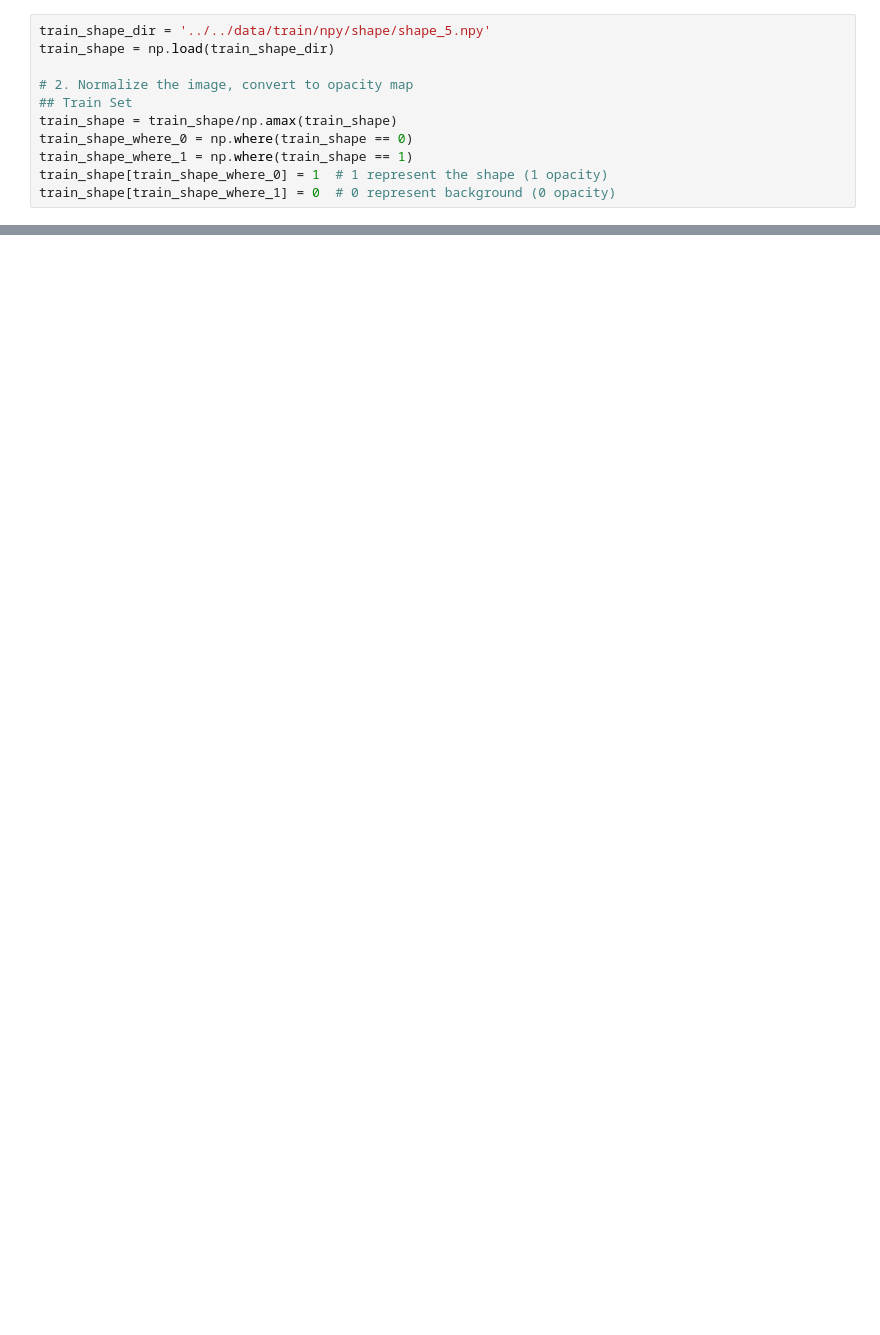
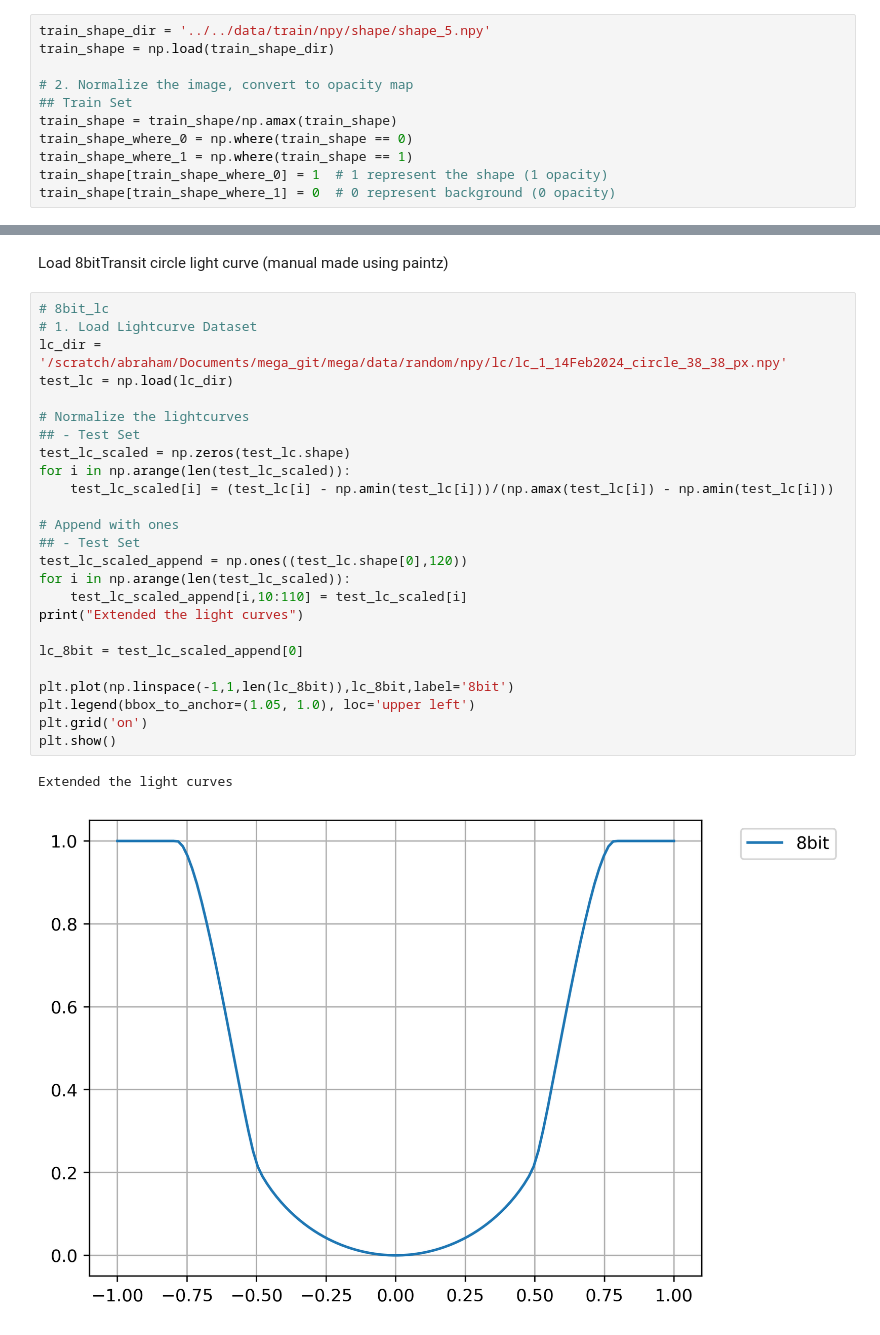
Before and after one commit to abrahammathews2000/mega, a Jupyter notebook: lightcurve_simulation/data_npy/plot_lc.ipynb, the cells around one changed output, grey strips where cells are left out. Drawn from its saved outputs; the diff is of its cells as text; blank space fills up the shorter version.

```diff
--- a/lightcurve_simulation/data_npy/plot_lc.ipynb
+++ b/lightcurve_simulation/data_npy/plot_lc.ipynb
@@ -148,0 +211,30 @@ plt.show()
+# %% [markdown]
+Load 8bitTransit circle light curve (manual made using paintz)
+# %%
+# 8bit_lc
+# 1. Load Lightcurve Dataset
+lc_dir = '/scratch/abraham/Documents/mega_git/mega/data/random/npy/lc/lc_1_14Feb2024_circle_38_38_px.npy'
+test_lc = np.load(lc_dir)
+
+# Normalize the lightcurves
+## - Test Set
+test_lc_scaled = np.zeros(test_lc.shape)
+for i in np.arange(len(test_lc_scaled)):
+    test_lc_scaled[i] = (test_lc[i] - np.amin(test_lc[i]))/(np.amax(test_lc[i]) - np.amin(test_lc[i]))
+
+# Append with ones
+## - Test Set
+test_lc_scaled_append = np.ones((test_lc.shape[0],120))
+for i in np.arange(len(test_lc_scaled)):
+    test_lc_scaled_append[i,10:110] = test_lc_scaled[i]
+print("Extended the light curves")
+
+lc_8bit = test_lc_scaled_append[0]
+
+plt.plot(np.linspace(-1,1,len(lc_8bit)),lc_8bit,label='8bit')
+plt.legend(bbox_to_anchor=(1.05, 1.0), loc='upper left')
+plt.grid('on')
+plt.show()
+# %% [output]
+Extended the light curves
+[figure, added]
```
Also changed, not shown: parts of 19 cells of this notebook.
